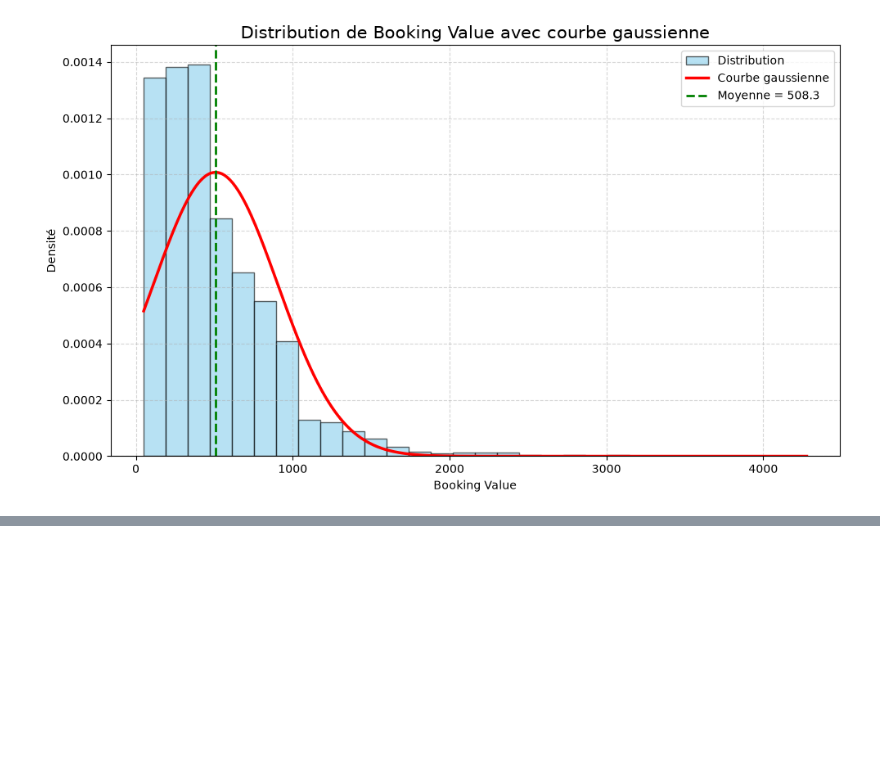
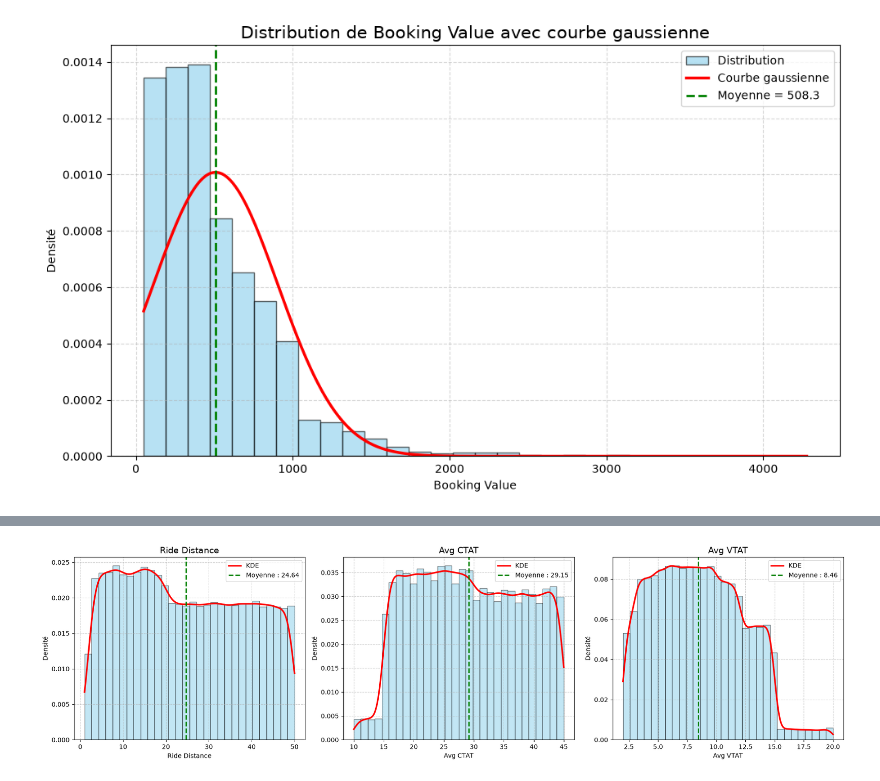
Before and after one commit to Balkis-dev/Repository_Booking, a Jupyter notebook: nettoyer_booking_data.ipynb, the cells around one changed output, grey strips where cells are left out. Drawn from its saved outputs; the diff is of its cells as text; code cells hidden in the pictures; blank space fills up the shorter version.

Commit message:
Ajout de courbes gaussiennes et de Kernel Density Estimation

```diff
--- a/nettoyer_booking_data.ipynb
+++ b/nettoyer_booking_data.ipynb
@@ -1241,0 +1244,73 @@ plt.show()
+# %%
+import matplotlib.pyplot as plt
+import numpy as np
+from scipy.stats import gaussian_kde
+
+colonnes = [
+    "Ride Distance",
+    "Avg CTAT",
+    "Avg VTAT"
+]
+
+fig, ax = plt.subplots(1, 3, figsize=(18, 5))
+
+for axes, colonne in zip(ax, colonnes):
+
+    # Suppression des NaN et des valeurs nulles
+    valeurs = df.loc[
+        df[colonne] > 0,
+        colonne
+    ].dropna()
+
+    # Calcul de la KDE
+    kde = gaussian_kde(valeurs)
+
+    x = np.linspace(
+        valeurs.min(),
+        valeurs.max(),
+        500
+    )
+
+    y = kde(x)
+
+    # Histogramme
+    axes.hist(
+        valeurs,
+        bins=30,
+        density=True,
+        alpha=0.5,
+        color="skyblue",
+        edgecolor="black"
+    )
+
+    # Courbe KDE
+    axes.plot(
+        x,
+        y,
+        color="red",
+        linewidth=2.5,
+        label="KDE"
+    )
+
+    # Moyenne
+    axes.axvline(
+        valeurs.mean(),
+        color="green",
+        linestyle="--",
+        linewidth=2,
+        label=f"Moyenne : {valeurs.mean():.2f}"
+    )
+
+    axes.set_title(colonne, fontsize=14)
+    axes.set_xlabel(colonne)
+    axes.set_ylabel("Densité")
+    axes.grid(
+        linestyle="--",
+        alpha=0.6
+    )
+    axes.legend()
+
+plt.tight_layout()
+plt.show()
+# %% [output]
+[figure, added]
```
Also changed, not shown: parts of 1 cell of this notebook.
